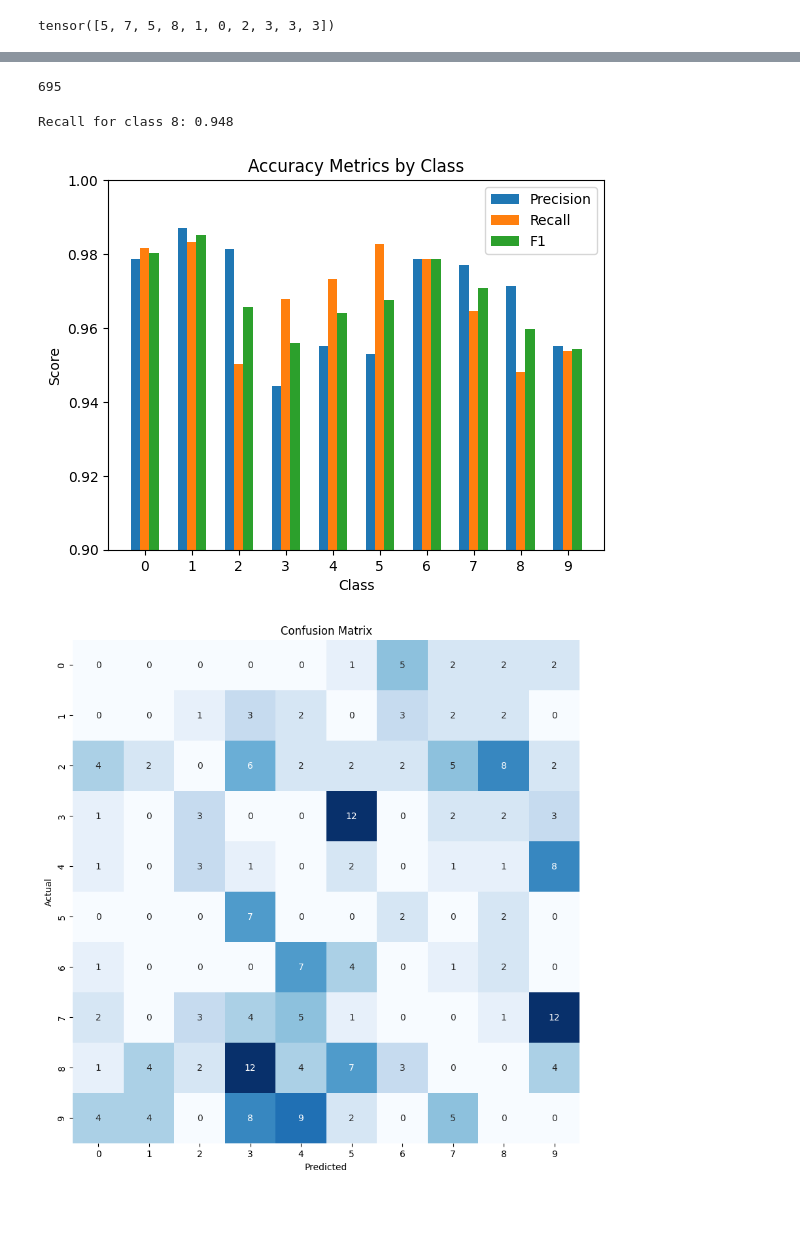
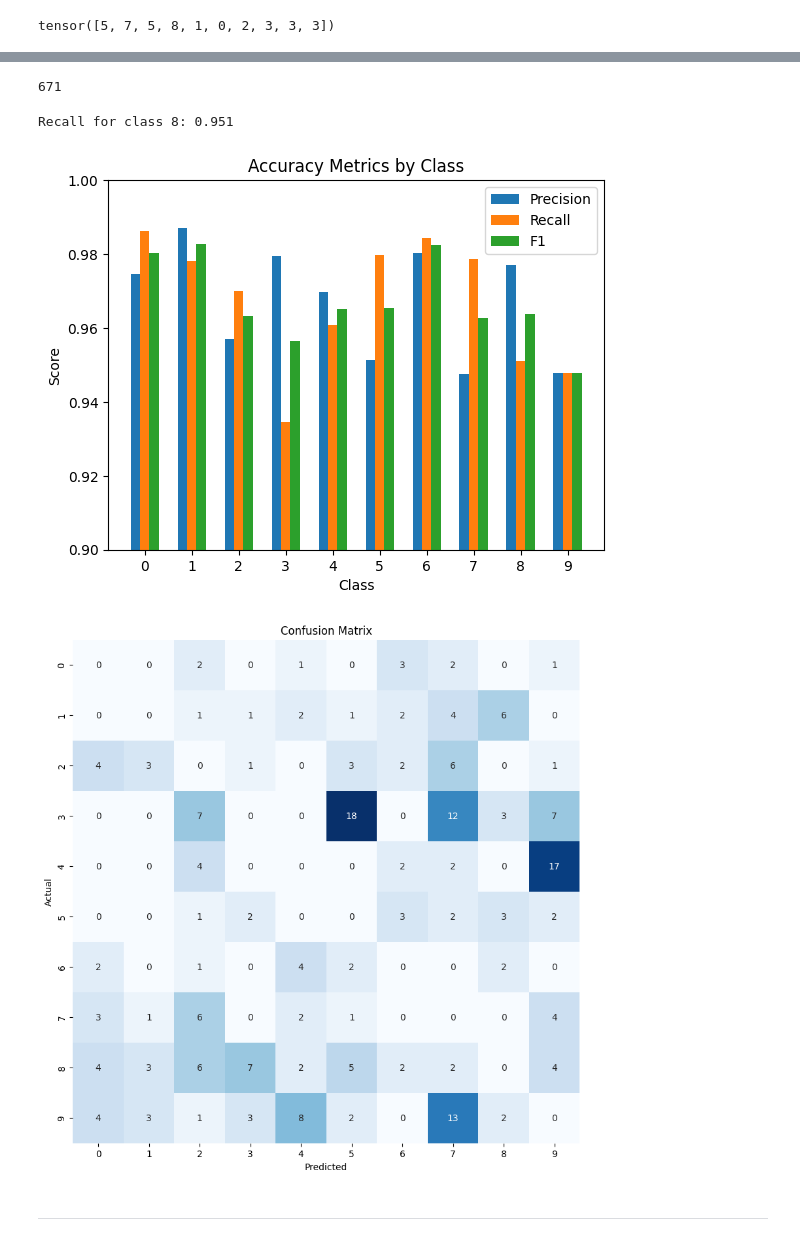
Before and after one commit to shane-kercheval/pytorch-template, a Jupyter notebook: source/notebooks/mnist_fully_connected_multilayer_perceptron.ipynb, the cells around one changed output, grey strips where cells are left out. Saved outputs shown, nothing was run; the diff lists cells and outputs as text; code cells hidden in the pictures; blank space fills up the shorter version.

```diff
--- a/source/notebooks/mnist_fully_connected_multilayer_perceptron.ipynb
+++ b/source/notebooks/mnist_fully_connected_multilayer_perceptron.ipynb
@@ -100,3 +100,15 @@ Net(
   (fc1): Linear(in_features=784, out_features=500, bias=True)
   (fc2): Linear(in_features=500, out_features=10, bias=True)
 )
+# %%
+def predict(X: t.tensor, net: nn.Module) -> np.ndarray:
+    """Generate predictions for the specified data using the specified network."""
+    net.eval()
+    with t.no_grad():
+        outputs = net(X.to(device))
+        _, predicted = t.max(outputs.data, 1)
+    return predicted.cpu().numpy()
+
+predictions = predict(X_test, net)
+print(predictions[0:10])
+print(y_test[0:10])
@@ -250,0 +258,3 @@ array([5, 7, 5, 1, 1, 9, 2, 9, 3, 3])
+# %%
+predictions = predict(X_test, net)
+predictions[0:10]
@@ -299,21 +311,21 @@ F1: 0.968
 ---
 # %%
-((y_test == 3)& (predicted == 3)).sum().item()
+((y_test == 3)& (predictions == 3)).sum().item()
 # %% [output]
-695
+671
 # %%
 # manually calcualte recall for class 3
 _class = 8
-true_positives = ((y_test == _class) & (predicted == _class)).sum().item()
-false_negatives = ((y_test == _class) & (predicted != _class)).sum().item()
+true_positives = ((y_test == _class) & (predictions == _class)).sum().item()
+false_negatives = ((y_test == _class) & (predictions != _class)).sum().item()
 print(f'Recall for class {_class}: {true_positives / (true_positives + false_negatives):.3f}')
 # %% [output]
-Recall for class 8: 0.948
+Recall for class 8: 0.951
 # %%
 import matplotlib.pyplot as plt
 
 # for each class calculate the accuracy metrics
-precision, recall, f1, _ = precision_recall_fscore_support(y_test, predicted)
+precision, recall, f1, _ = precision_recall_fscore_support(y_test, predictions)
 
 # create a bar plot
 x = range(10)
@@ -337,20 +349,22 @@ ax.set_ylim([0.9, 1.0])
 # display the plot
 plt.show()
 # %% [output]
-[figure, old version]
+[figure, new version]
 # %%
 # create a heatmap of misclassified samples
 import seaborn as sns
 from sklearn.metrics import confusion_matrix
 
-cm = confusion_matrix(y_test, predicted)
+cm = confusion_matrix(y_test, predictions)
 # remove the diagonal values for better visualization
 np.fill_diagonal(cm, 0)
 plt.figure(figsize=(10, 10))
 sns.heatmap(cm, annot=True, fmt='d', cmap='Blues', cbar=False)
 plt.xlabel('Predicted')
 plt.ylabel('Actual')
 plt.title('Confusion Matrix')
 plt.show()
 # %% [output]
-[figure, old version]
+[figure, new version]
+# %% [markdown]
+---
```
Also changed, not shown: parts of 11 cells of this notebook, 1 other file.
